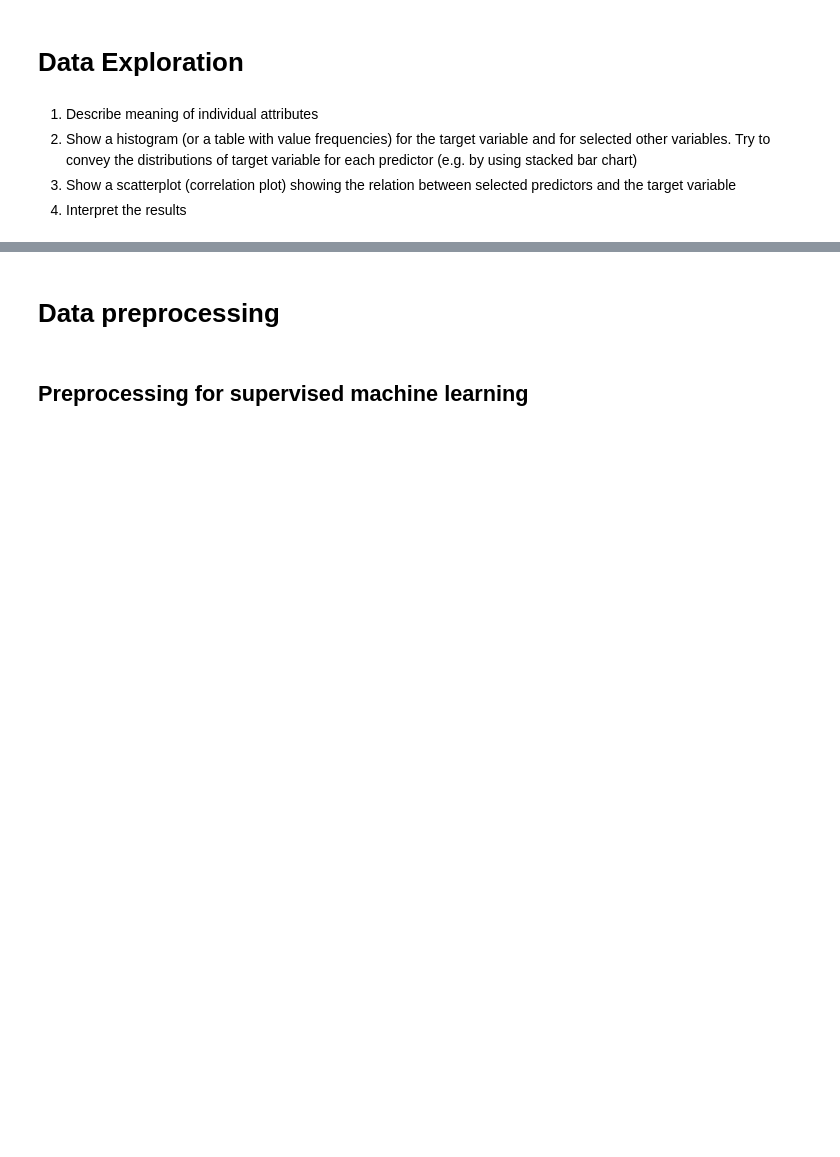
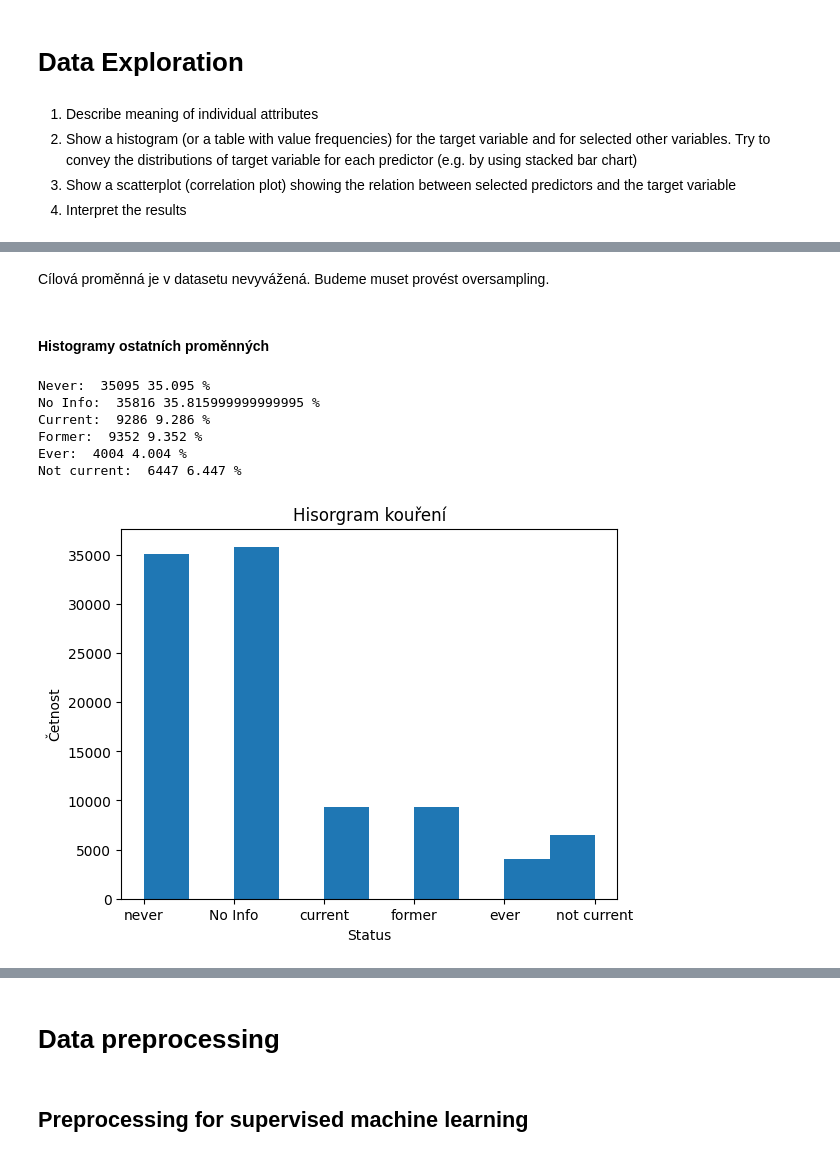
Before and after one commit to Filip-Dvorak/ZYZZ, a Jupyter notebook: template-coursework-classification.ipynb, the cells around one changed output, grey strips where cells are left out. Drawn from its saved outputs; the diff is of its cells as text; code cells hidden in the pictures; blank space fills up the shorter version.

```diff
--- a/template-coursework-classification.ipynb
+++ b/template-coursework-classification.ipynb
@@ -29,0 +82,23 @@
+# %% [markdown]
+Cílová proměnná je v datasetu nevyvážená. Budeme muset provést oversampling.
+# %% [markdown]
+#### Histogramy ostatních proměnných
+# %%
+plt.hist(data['smoking_history'])
+plt.title("Hisorgram kouření")
+plt.xlabel("Status")
+plt.ylabel("Četnost")
+print("Never: ",data[data["smoking_history"] == "never"].shape[0], data[data["smoking_history"] == "never"].shape[0]/data.shape[0]*100,"%")
+print("No Info: ",data[data["smoking_history"] == "No Info"].shape[0] , data[data["smoking_history"] == "No Info"].shape[0]/data.shape[0]*100,"%")
+print("Current: ",data[data["smoking_history"] == "current"].shape[0], data[data["smoking_history"] == "current"].shape[0]/data.shape[0]*100,"%")
+print("Former: ",data[data["smoking_history"] == "former"].shape[0], data[data["smoking_history"] == "former"].shape[0]/data.shape[0]*100,"%")
+print("Ever: " ,data[data["smoking_history"] == "ever"].shape[0], data[data["smoking_history"] == "ever"].shape[0]/data.shape[0]*100,"%")
+print("Not current: ", data[data["smoking_history"] == "not current"].shape[0], data[data["smoking_history"] == "not current"].shape[0]/data.shape[0]*100,"%")
+# %% [output]
+Never:  35095 35.095 %
+No Info:  35816 35.815999999999995 %
+Current:  9286 9.286 %
+Former:  9352 9.352 %
+Ever:  4004 4.004 %
+Not current:  6447 6.447 %
+[figure, added]
```
Also changed, not shown: parts of 39 cells of this notebook, 3 other files.
